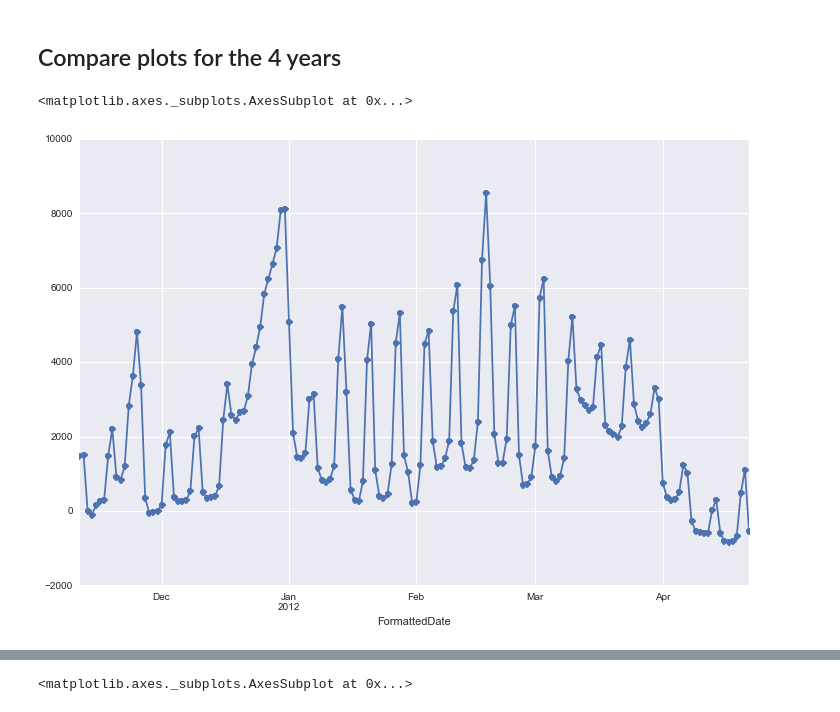
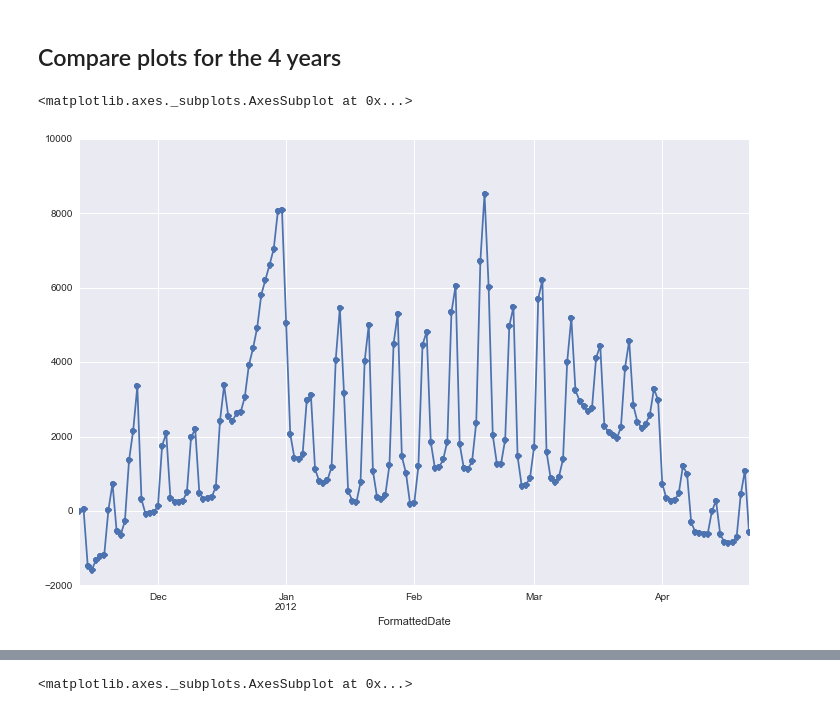
Before and after one commit to balmandhunter/ski_in_solitude, a Jupyter notebook: traffic.ipynb, the cells around one changed output, grey strips where cells are left out. Saved outputs shown, nothing was run; the diff lists cells and outputs as text; code cells hidden in the pictures.

```diff
--- a/traffic.ipynb
+++ b/traffic.ipynb
@@ -189,9 +191,9 @@ df_berthoud.to_csv('../data_ski_in_solitude/berthoud_skiers_13_14.csv')
 # %% [markdown]
 ## Compare plots for the 4 years
 # %%
-df_11_12 = pd.DataFrame.from_csv('data/berthoud_skiers_11_12.csv')
+df_11_12 = pd.DataFrame.from_csv('../data_ski_in_solitude/berthoud_skiers_11_12.csv')
 df_11_12['skiers'].plot(marker='o')
 # %% [output]
 <matplotlib.axes._subplots.AxesSubplot at 0x...>
-[figure, old version]
+[figure, new version]
 # %%
```
Also changed, not shown: parts of 6 cells of this notebook, 6 other files.
